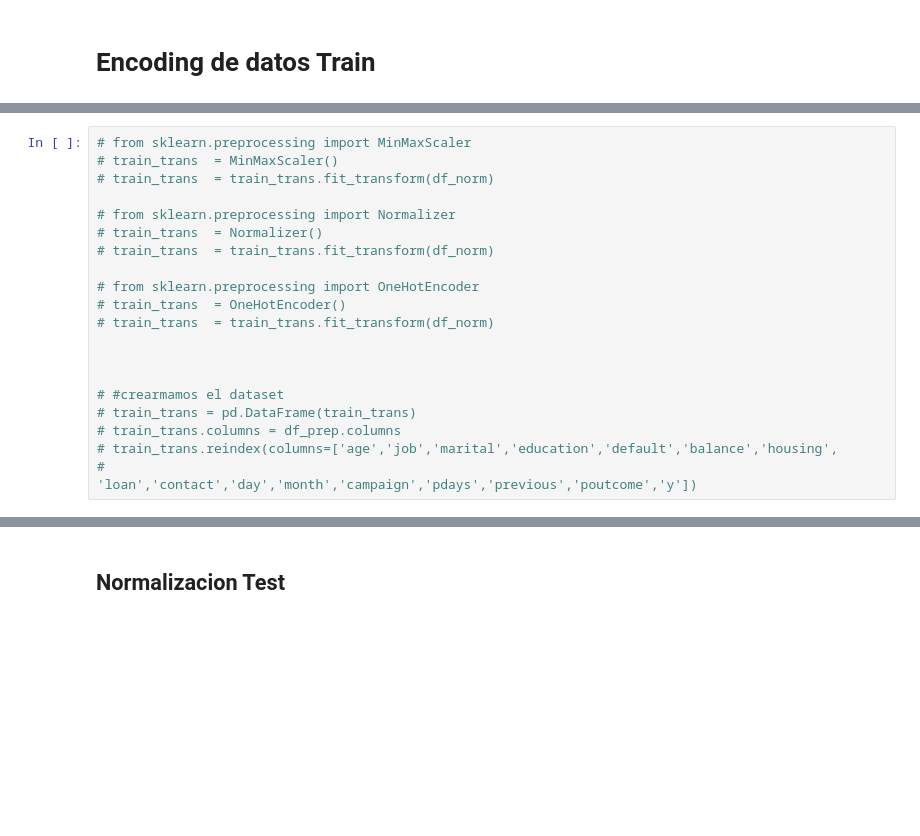
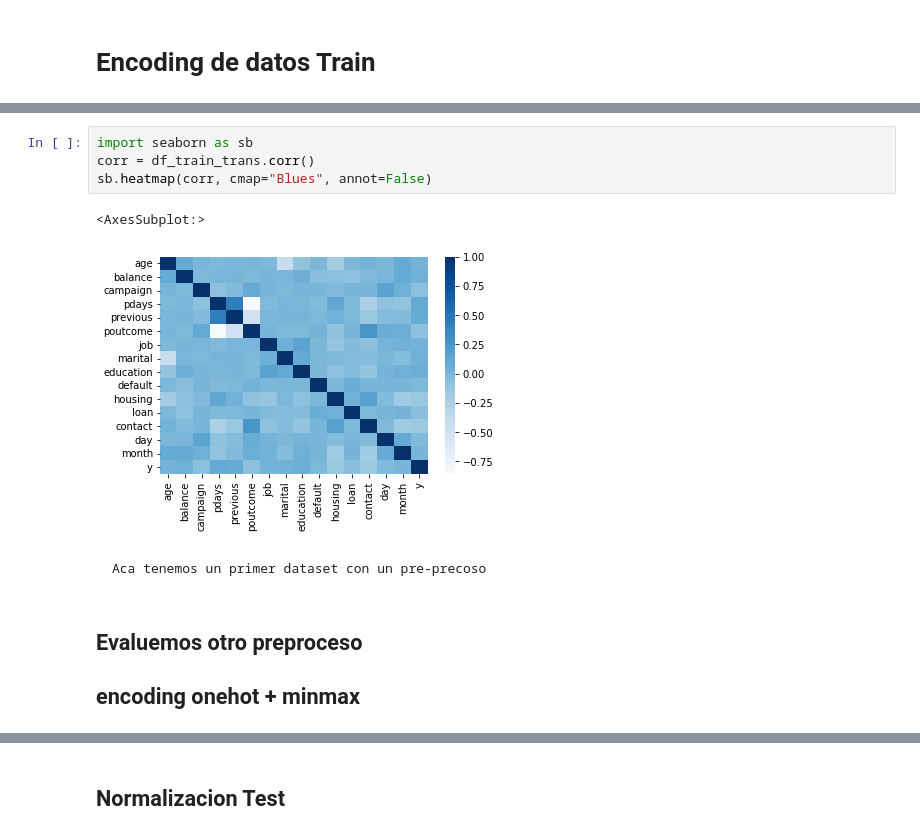
Before and after one commit to leobrandoon/marketing_datascience_binario, a Jupyter notebook: problema_mtk_lego.ipynb, the cells around one changed output, grey strips where cells are left out. Saved outputs shown, nothing was run; the diff lists cells and outputs as text; blank space fills up the shorter version.

```diff
--- a/problema_mtk_lego.ipynb
+++ b/problema_mtk_lego.ipynb
@@ -221,20 +221,12 @@ df_train_oh.head()
-# %%
-# from sklearn.preprocessing import MinMaxScaler
-# train_trans  = MinMaxScaler()
-# train_trans  = train_trans.fit_transform(df_norm)
-
-# from sklearn.preprocessing import Normalizer
-# train_trans  = Normalizer()
-# train_trans  = train_trans.fit_transform(df_norm)
-
-# from sklearn.preprocessing import OneHotEncoder
-# train_trans  = OneHotEncoder()
-# train_trans  = train_trans.fit_transform(df_norm)
-
-
-
-# #crearmamos el dataset
-# train_trans = pd.DataFrame(train_trans)
-# train_trans.columns = df_prep.columns
-# train_trans.reindex(columns=['age','job','marital','education','default','balance','housing',
-#                          'loan','contact','day','month','campaign','pdays','previous','poutcome','y'])
+# %%
+import seaborn as sb
+corr = df_train_trans.corr()
+sb.heatmap(corr, cmap="Blues", annot=False)
+# %% [output]
+<AxesSubplot:>
+[figure, added]
+# %% [markdown]
+    Aca tenemos un primer dataset con un pre-precoso
+# %% [markdown]
+## Evaluemos otro preproceso
+## encoding onehot + minmax
```
Also changed, not shown: parts of 89 cells of this notebook.
